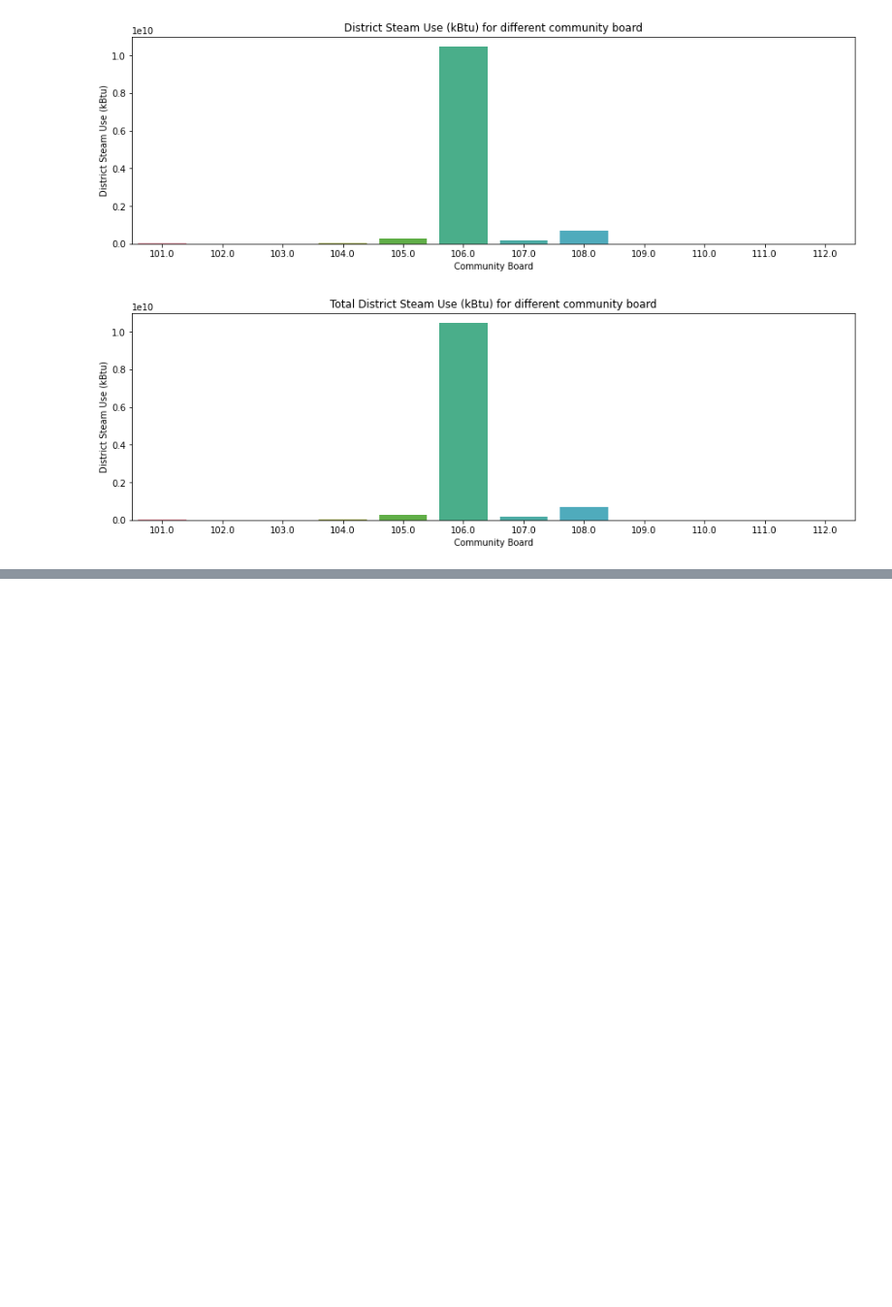
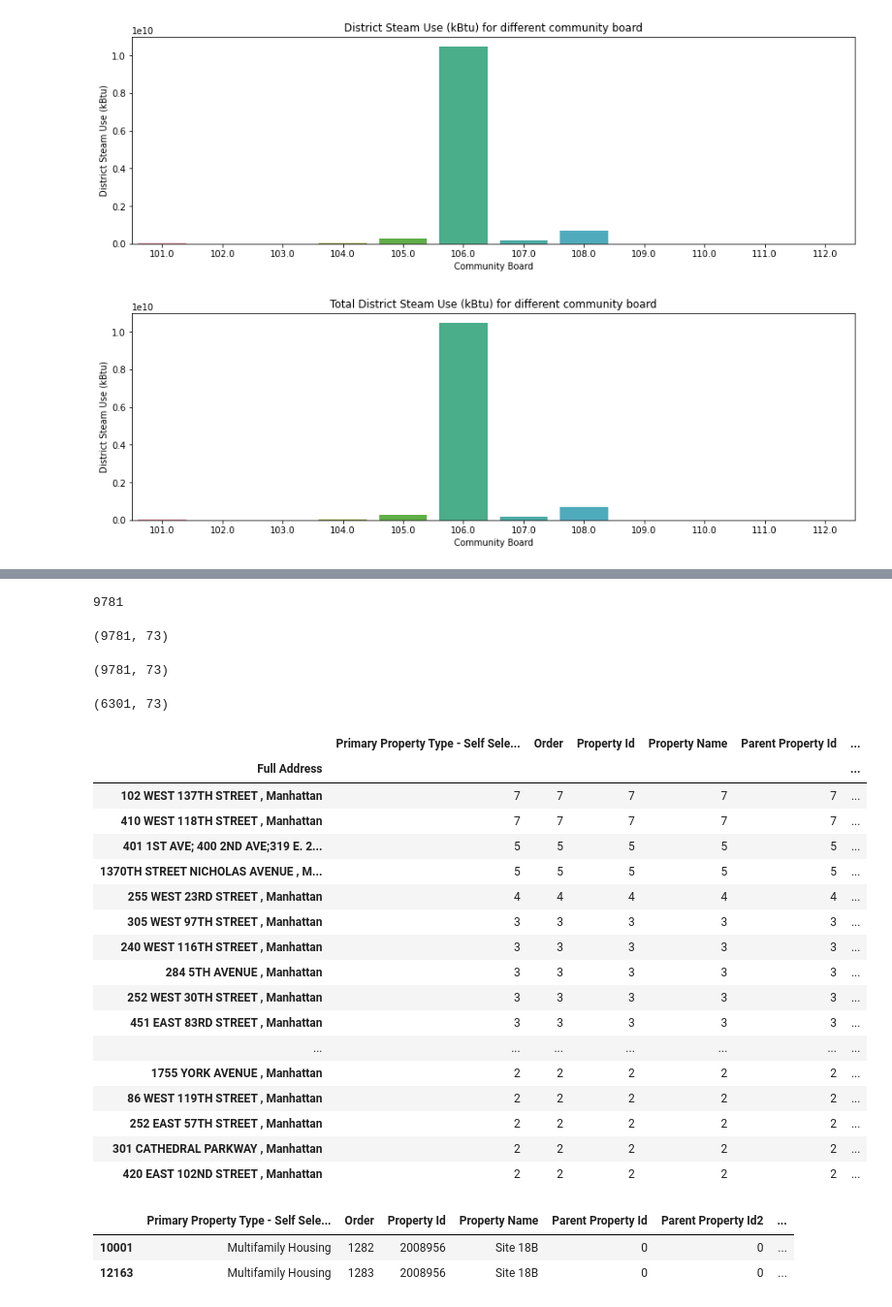
Before and after one commit to AmyZeng2021/Manhattan_CB3, a Jupyter notebook: Energy_Data_Preparation.ipynb, the cells around one changed output, grey strips where cells are left out. Shown at 97% size. Saved outputs shown, nothing was run; the diff lists cells and outputs as text; code cells hidden in the pictures; blank space fills up the shorter version.

```diff
--- a/Energy_Data_Preparation.ipynb
+++ b/Energy_Data_Preparation.ipynb
@@ -1174,0 +1190,44 @@ plt.show()
+# %%
+len(energy['BBL - 10 digits'])
+# %% [output]
+9781
+# %%
+energy.shape
+# %% [output]
+(9781, 73)
+# %%
+energy.shape
+# %% [output]
+(9781, 73)
+# %%
+df1=energy[energy['Primary Property Type - Self Selected']=='Multifamily Housing']
+df1.shape
+# %% [output]
+(6301, 73)
+# %%
+df1.groupby('Full Address').count().sort_values(by='BBL - 10 digits', ascending=False).head(50)
+# %% [output]
+|  | Primary Property Type - Self Sele... | Order | Property Id | Property Name | Parent Property Id | ... |
+| Full Address |  |  |  |  |  | ... |
+| 102 WEST 137TH STREET , Manhattan | 7 | 7 | 7 | 7 | 7 | ... |
+| 410 WEST 118TH STREET , Manhattan | 7 | 7 | 7 | 7 | 7 | ... |
+| 401 1ST AVE; 400 2ND AVE;319 E. 2... | 5 | 5 | 5 | 5 | 5 | ... |
+| 1370TH STREET NICHOLAS AVENUE , M... | 5 | 5 | 5 | 5 | 5 | ... |
+| 255 WEST 23RD STREET , Manhattan | 4 | 4 | 4 | 4 | 4 | ... |
+| 305 WEST 97TH STREET , Manhattan | 3 | 3 | 3 | 3 | 3 | ... |
+| 240 WEST 116TH STREET , Manhattan | 3 | 3 | 3 | 3 | 3 | ... |
+| 284 5TH AVENUE , Manhattan | 3 | 3 | 3 | 3 | 3 | ... |
+| 252 WEST 30TH STREET , Manhattan | 3 | 3 | 3 | 3 | 3 | ... |
+| 451 EAST 83RD STREET , Manhattan | 3 | 3 | 3 | 3 | 3 | ... |
+| ... | ... | ... | ... | ... | ... | ... |
+| 1755 YORK AVENUE , Manhattan | 2 | 2 | 2 | 2 | 2 | ... |
+| 86 WEST 119TH STREET , Manhattan | 2 | 2 | 2 | 2 | 2 | ... |
+| 252 EAST 57TH STREET , Manhattan | 2 | 2 | 2 | 2 | 2 | ... |
+| 301 CATHEDRAL PARKWAY , Manhattan | 2 | 2 | 2 | 2 | 2 | ... |
+| 420 EAST 102ND STREET , Manhattan | 2 | 2 | 2 | 2 | 2 | ... |
+# %%
+df1[df1['Full Address']=='ERROR: #VALUE! ERROR: #VALUE! , Manhattan']
+# %% [output]
+|  | Primary Property Type - Self Sele... | Order | Property Id | Property Name | Parent Property Id | Parent Property Id2 | ... |
+| 10001 | Multifamily Housing | 1282 | 2008956 | Site 18B | 0 | 0 | ... |
+| 12163 | Multifamily Housing | 1283 | 2008956 | Site 18B | 0 | 0 | ... |
```
Also changed, not shown: parts of 18 cells of this notebook.
